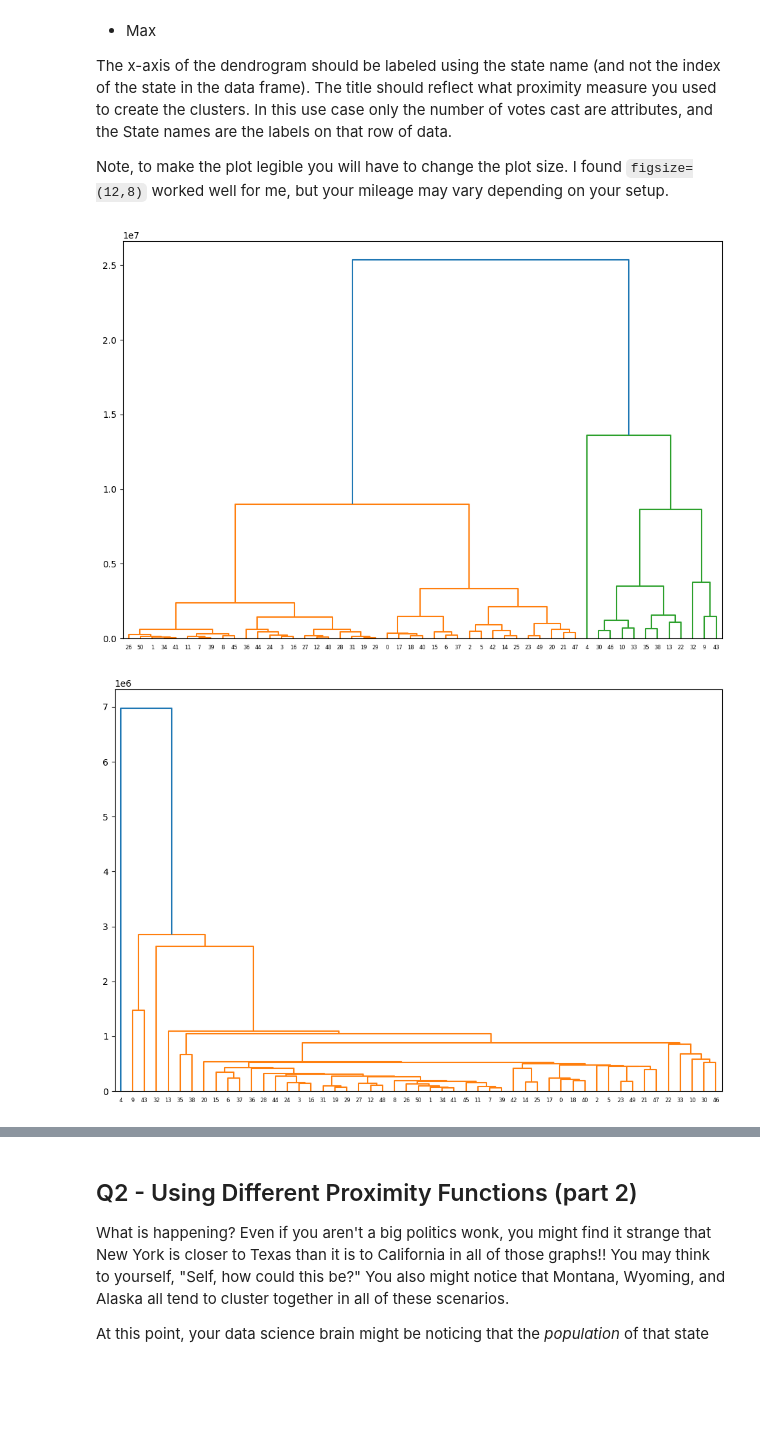
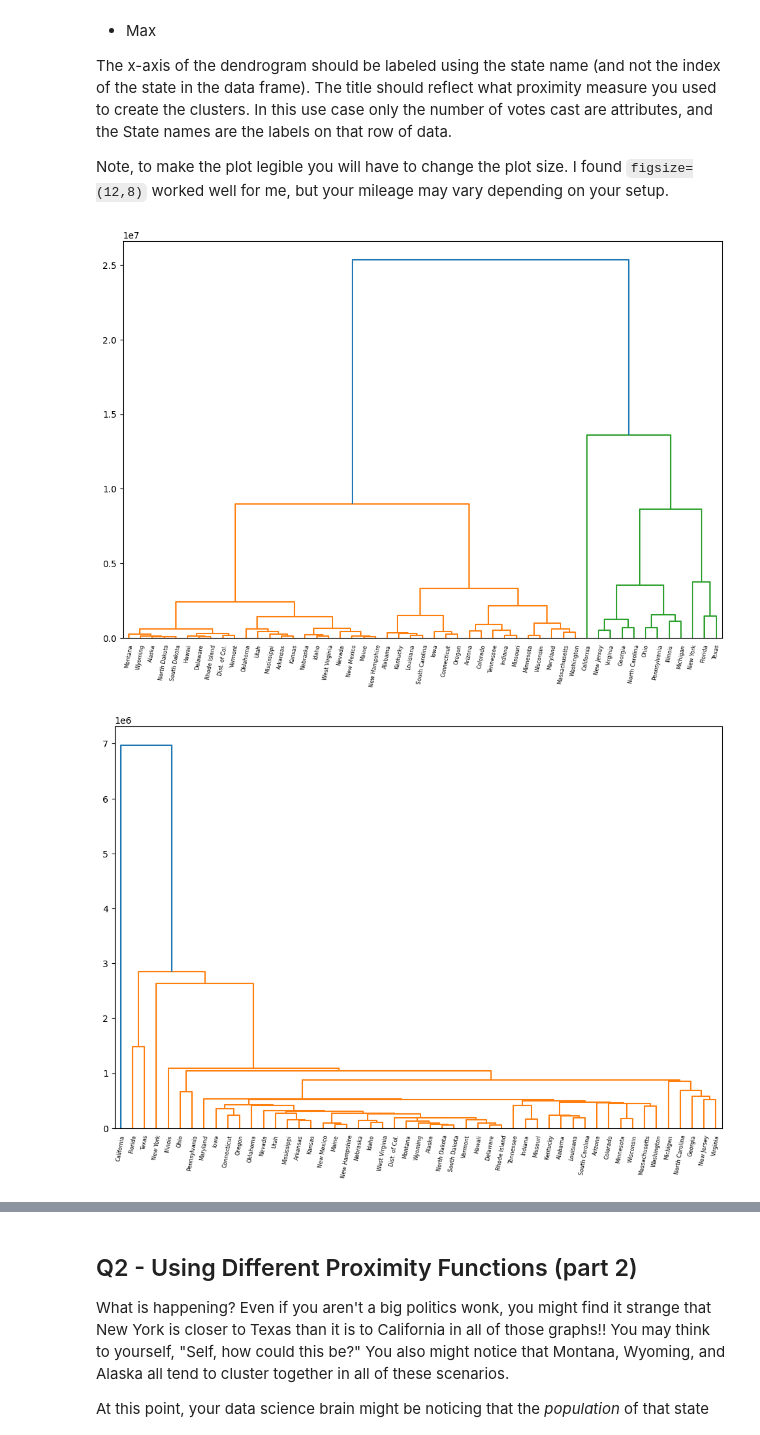
Before and after one commit to BictorFonseca/DataAnalysis, a Jupyter notebook: CS329E_HW11.ipynb, the cells around one changed output, grey strips where cells are left out. Cells and saved outputs as stored; diff of their text form; code cells hidden in the pictures; blank space fills up the shorter version.

```diff
--- a/CS329E_HW11.ipynb
+++ b/CS329E_HW11.ipynb
@@ -54,17 +54,17 @@ df_X = df_X.drop(columns=['State'])
 # %%
 # Plot the dendrogram for the Ward proximity measure
 z=linkage(df_X, 'ward')
 plt.figure(figsize=(12,8))
-dendrogram(z, leaf_rotation=1);
+dendrogram(z, leaf_rotation=80, labels=s_states.values);
 # %% [output]
-[figure, old version]
+[figure, new version]
 # %%
 # Plot the dendrogram for the min proximity measure
 z=linkage(df_X, 'single')
 plt.figure(figsize=(12,8))
-dendrogram(z, leaf_rotation=1);
+dendrogram(z, leaf_rotation=80,labels=s_states.values);
 # %% [output]
-[figure, old version]
+[figure, new version]
 # %%
 # Plot the dendrogram for the max proximity measure
 z=linkage(df_X, 'complete')
```
Also changed, not shown: parts of 4 cells of this notebook.
